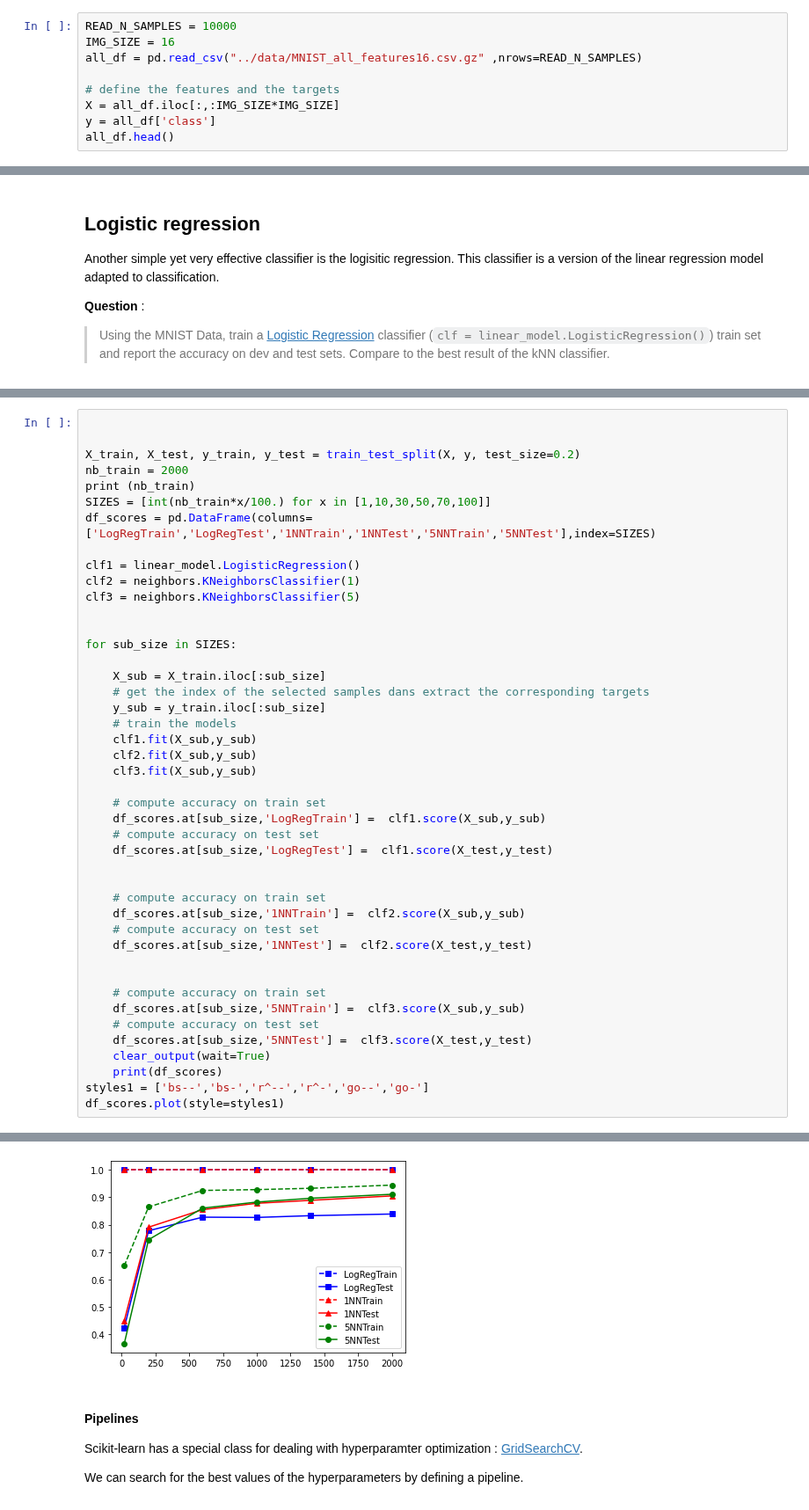
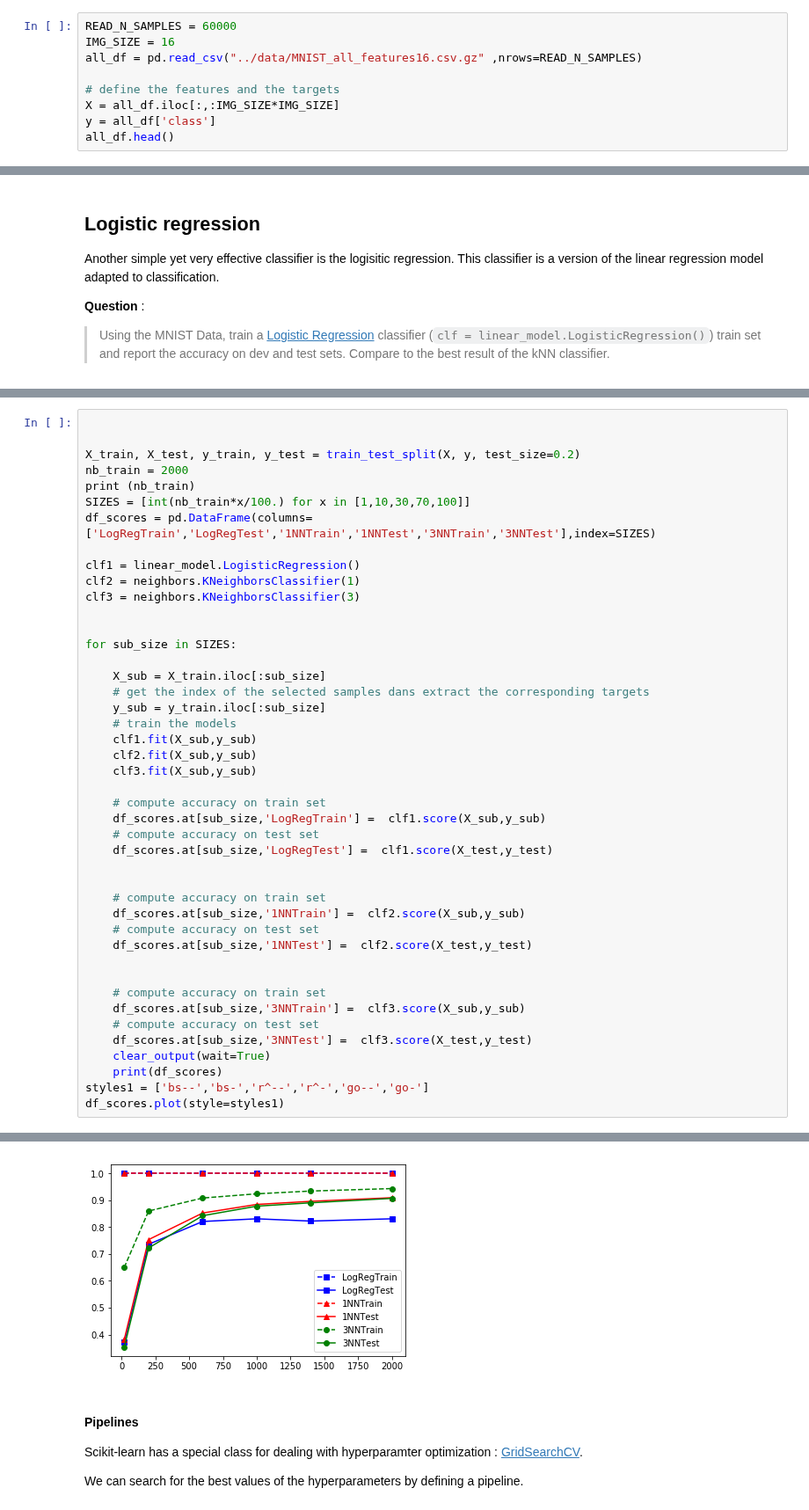
Before and after one commit to kermorvant/ml, a Jupyter notebook: notebooks/MNIST_all_stars.ipynb, the cells around one changed output, grey strips where cells are left out. Shown at 88% size. Saved outputs shown, nothing was run; the diff lists cells and outputs as text.

```diff
--- a/notebooks/MNIST_all_stars.ipynb
+++ b/notebooks/MNIST_all_stars.ipynb
@@ -30,7 +30,7 @@ The first step is to extract features from the images to convert the image into
 
 The features for all the images is read from the file `MNIST_all_features.csv`. The features are stored in a matrix `X` and the target class in a vector `y`.
 # %%
-READ_N_SAMPLES = 10000
+READ_N_SAMPLES = 60000
 IMG_SIZE = 16
 all_df = pd.read_csv("../data/MNIST_all_features16.csv.gz" ,nrows=READ_N_SAMPLES)
 
@@ -243,12 +236,12 @@ You can use [pandas plot function](https://pandas.pydata.org/pandas-docs/stable/
 X_train, X_test, y_train, y_test = train_test_split(X, y, test_size=0.2)
 nb_train = 2000
 print (nb_train)
-SIZES = [int(nb_train*x/100.) for x in [1,10,30,50,70,100]]
-df_scores = pd.DataFrame(columns=['LogRegTrain','LogRegTest','1NNTrain','1NNTest','5NNTrain','5NNTest'],index=SIZES)
+SIZES = [int(nb_train*x/100.) for x in [1,10,30,70,100]]
+df_scores = pd.DataFrame(columns=['LogRegTrain','LogRegTest','1NNTrain','1NNTest','3NNTrain','3NNTest'],index=SIZES)
 
 clf1 = linear_model.LogisticRegression()
 clf2 = neighbors.KNeighborsClassifier(1)
-clf3 = neighbors.KNeighborsClassifier(5)
+clf3 = neighbors.KNeighborsClassifier(3)
 
 
 for sub_size in SIZES:
@@ -274,9 +267,9 @@ for sub_size in SIZES:
 
 
     # compute accuracy on train set
-    df_scores.at[sub_size,'5NNTrain'] =  clf3.score(X_sub,y_sub)
+    df_scores.at[sub_size,'3NNTrain'] =  clf3.score(X_sub,y_sub)
     # compute accuracy on test set
-    df_scores.at[sub_size,'5NNTest'] =  clf3.score(X_test,y_test)
+    df_scores.at[sub_size,'3NNTest'] =  clf3.score(X_test,y_test)
     clear_output(wait=True)
     print(df_scores)
 styles1 = ['bs--','bs-','r^--','r^-','go--','go-']
@@ -293,4 +286,4 @@ df_scores.plot(style=styles1)
-[figure, old version]
+[figure, new version]
 # %% [markdown]
 #### Pipelines
 
```
Also changed, not shown: parts of 14 cells of this notebook, 9 other files.
